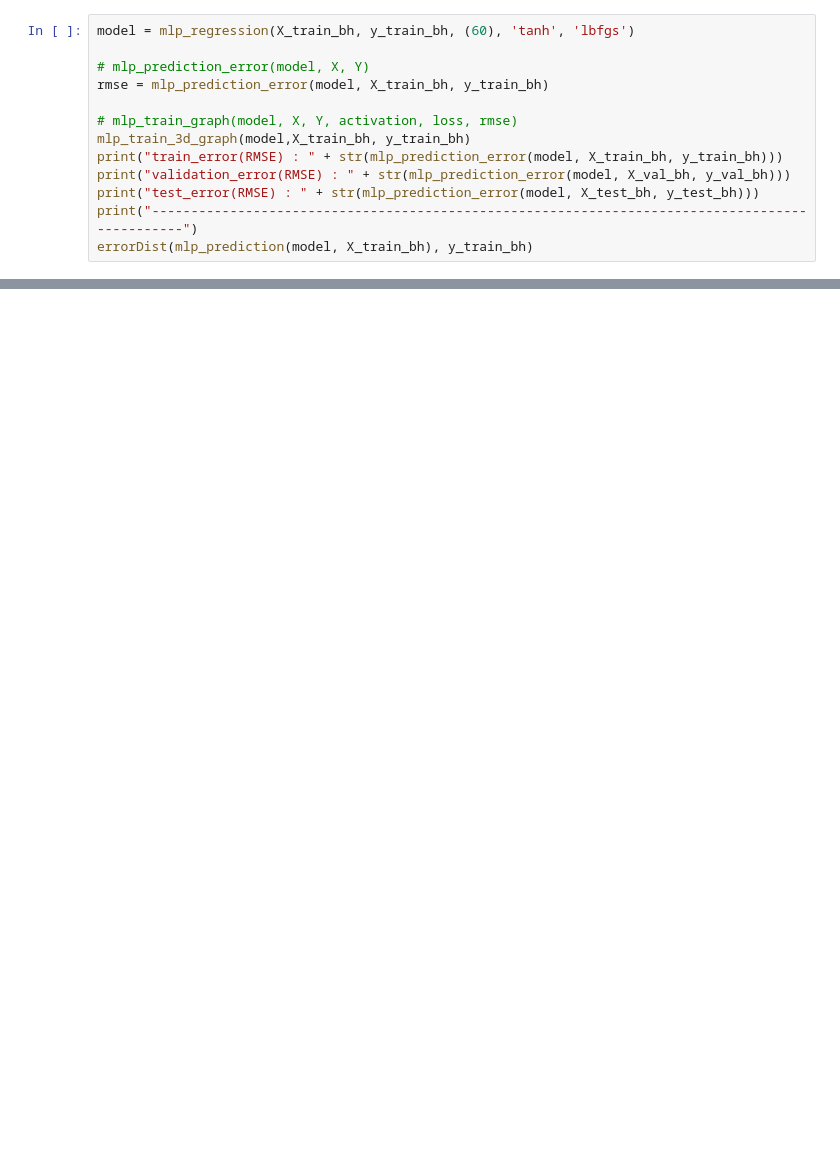
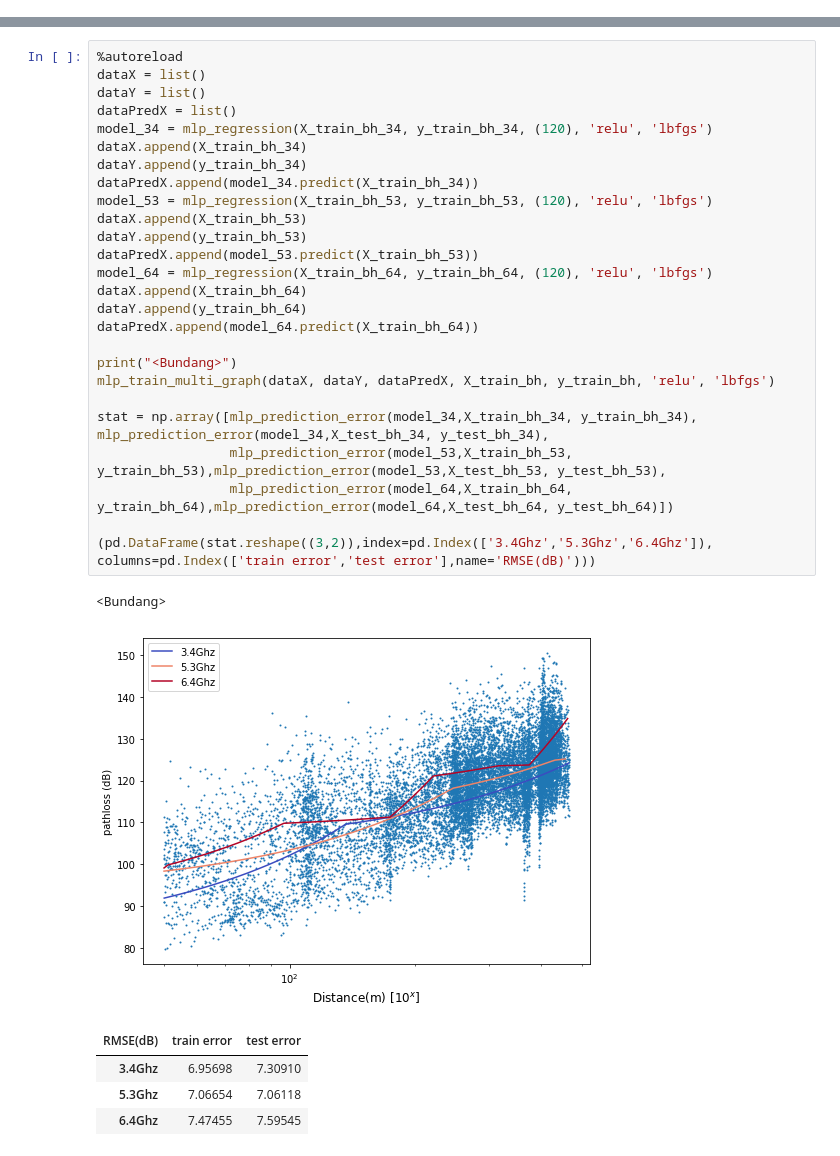
Before and after one commit to chanship72/pathloss, a Jupyter notebook: comb_regression.ipynb, the cells around one changed output, grey strips where cells are left out. Cells and saved outputs as stored; diff of their text form; blank space fills up the shorter version.

Commit message:
update ccomb_regression

```diff
--- a/comb_regression.ipynb
+++ b/comb_regression.ipynb
@@ -118,13 +61,0 @@ max                     27.94158
-# %%
-model = mlp_regression(X_train_bh, y_train_bh, (60), 'tanh', 'lbfgs')
-
-# mlp_prediction_error(model, X, Y)
-rmse = mlp_prediction_error(model, X_train_bh, y_train_bh)
-
-# mlp_train_graph(model, X, Y, activation, loss, rmse)
-mlp_train_3d_graph(model,X_train_bh, y_train_bh)
-print("train_error(RMSE) : " + str(mlp_prediction_error(model, X_train_bh, y_train_bh)))
-print("validation_error(RMSE) : " + str(mlp_prediction_error(model, X_val_bh, y_val_bh)))
-print("test_error(RMSE) : " + str(mlp_prediction_error(model, X_test_bh, y_test_bh)))
-print("-----------------------------------------------------------------------------------------------")
-errorDist(mlp_prediction(model, X_train_bh), y_train_bh)
@@ -239,0 +62,33 @@ max                     44.92577
+# %%
+%autoreload
+dataX = list()
+dataY = list()
+dataPredX = list()
+model_34 = mlp_regression(X_train_bh_34, y_train_bh_34, (120), 'relu', 'lbfgs')
+dataX.append(X_train_bh_34)
+dataY.append(y_train_bh_34)
+dataPredX.append(model_34.predict(X_train_bh_34))
+model_53 = mlp_regression(X_train_bh_53, y_train_bh_53, (120), 'relu', 'lbfgs')
+dataX.append(X_train_bh_53)
+dataY.append(y_train_bh_53)
+dataPredX.append(model_53.predict(X_train_bh_53))
+model_64 = mlp_regression(X_train_bh_64, y_train_bh_64, (120), 'relu', 'lbfgs')
+dataX.append(X_train_bh_64)
+dataY.append(y_train_bh_64)
+dataPredX.append(model_64.predict(X_train_bh_64))
+
+print("<Bundang>")
+mlp_train_multi_graph(dataX, dataY, dataPredX, X_train_bh, y_train_bh, 'relu', 'lbfgs')
+
+stat = np.array([mlp_prediction_error(model_34,X_train_bh_34, y_train_bh_34), mlp_prediction_error(model_34,X_test_bh_34, y_test_bh_34),
+                 mlp_prediction_error(model_53,X_train_bh_53, y_train_bh_53),mlp_prediction_error(model_53,X_test_bh_53, y_test_bh_53),
+                 mlp_prediction_error(model_64,X_train_bh_64, y_train_bh_64),mlp_prediction_error(model_64,X_test_bh_64, y_test_bh_64)])
+
+(pd.DataFrame(stat.reshape((3,2)),index=pd.Index(['3.4Ghz','5.3Ghz','6.4Ghz']), columns=pd.Index(['train error','test error'],name='RMSE(dB)')))
+# %% [output]
+<Bundang>
+[figure, added]
+| RMSE(dB) | train error | test error |
+| 3.4Ghz | 6.95698 | 7.30910 |
+| 5.3Ghz | 7.06654 | 7.06118 |
+| 6.4Ghz | 7.47455 | 7.59545 |
```
Also changed, not shown: parts of 13 cells of this notebook.
